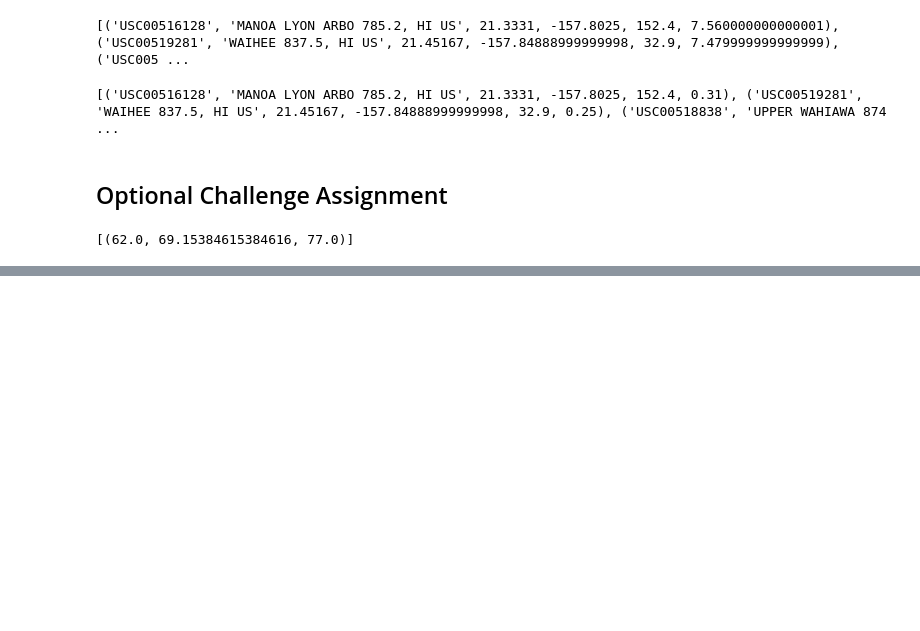
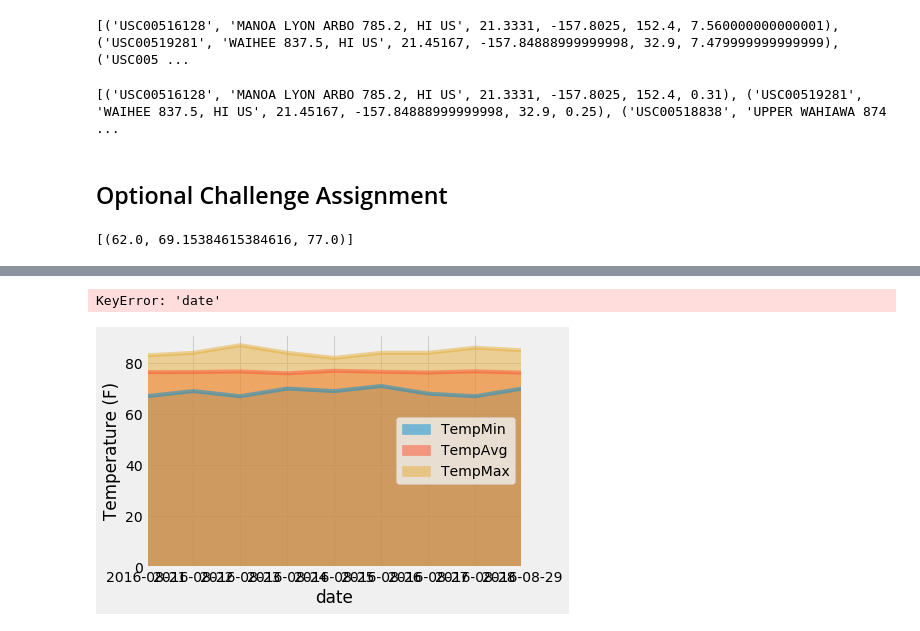
Before and after one commit to ishanku/sqlalchemy-challenge, a Jupyter notebook: climate_starter.ipynb, the cells around one changed output, grey strips where cells are left out. Saved outputs shown, nothing was run; the diff lists cells and outputs as text; code cells hidden in the pictures; blank space fills up the shorter version.

```diff
--- a/climate_starter.ipynb
+++ b/climate_starter.ipynb
@@ -344,12 +337,25 @@ daily_normals("01-01")
 # %%
 # calculate the daily normals for your trip
 # push each tuple of calculations into a list called `normals`
-
+normals=[]
 # Set the start and end date of the trip
-
+TripStartTime= '2016-08-21'
+TripEndTime = '2016-08-30'
+# Stip off the year and save a list of %m-%d strings
+TripStartTime=TripStartTime.replace("-","")
+StartDate=int(re.sub(r'(\d{4})(\d{2})(\d{2})', r'\3', TripStartTime))
+TripEndTime=TripEndTime.replace("-","")
+EndDate=int(re.sub(r'(\d{4})(\d{2})(\d{2})', r'\3', TripEndTime))
+TripMonth=re.sub(r'(\d{4})(\d{2})(\d{2})', r'\2', TripEndTime)
+if len(TripMonth) == 1:
+    TripMonth= "0" + TripMonth
 # Use the start and end date to create a range of dates
-
-# Stip off the year and save a list of %m-%d strings
+Dates = [f"{TripMonth}-{num}" for num in range(StartDate, EndDate)]
 
 # Loop through the list of %m-%d strings and calculate the normals for each date
+for d in Dates:
+    Normal = daily_normals(d)
+    normals.extend(Normal)
+
+normals
 # %% [output]
@@ -372,0 +371,11 @@ daily_normals("01-01")
+# %%
+# Load the previous query results into a Pandas DataFrame and add the `trip_dates` range as the `date` index
+TempMin = [x[0] for x in normals]
+TempAvg = [x[1] for x in normals]
+TempMax = [x[2] for x in normals]
+SYear=int(re.sub(r'(\d{4})(\d{2})(\d{2})', r'\1', TripStartTime))
+TripDatesYear = [f"{SYear}-{d}" for d in Dates]
+TripDatesYear
+
+trip_normals = pd.DataFrame({"TempMin":TempMin, "TempAvg":TempAvg, "TempMax":TempMax, "date":TripDatesYear}).set_index("date")
+trip_normals.head()
@@ -373,2 +390,12 @@ daily_normals("01-01")
+# %%
+# Plot the daily normals as an area plot with `stacked=False`
+trip_normals.plot(kind="area", stacked=False)
+plt.legend(loc="right")
+plt.ylabel("Temperature (F)")
+plt.xticks(range(len(trip_normals["date"])), trip_normals["date"], rotation="60")
+plt.show()
+# %% [output]
+KeyError: 'date'
+[figure, added]
 # %%
 # Plot the daily normals as an area plot with `stacked=False`
```
Also changed, not shown: parts of 5 cells of this notebook.
